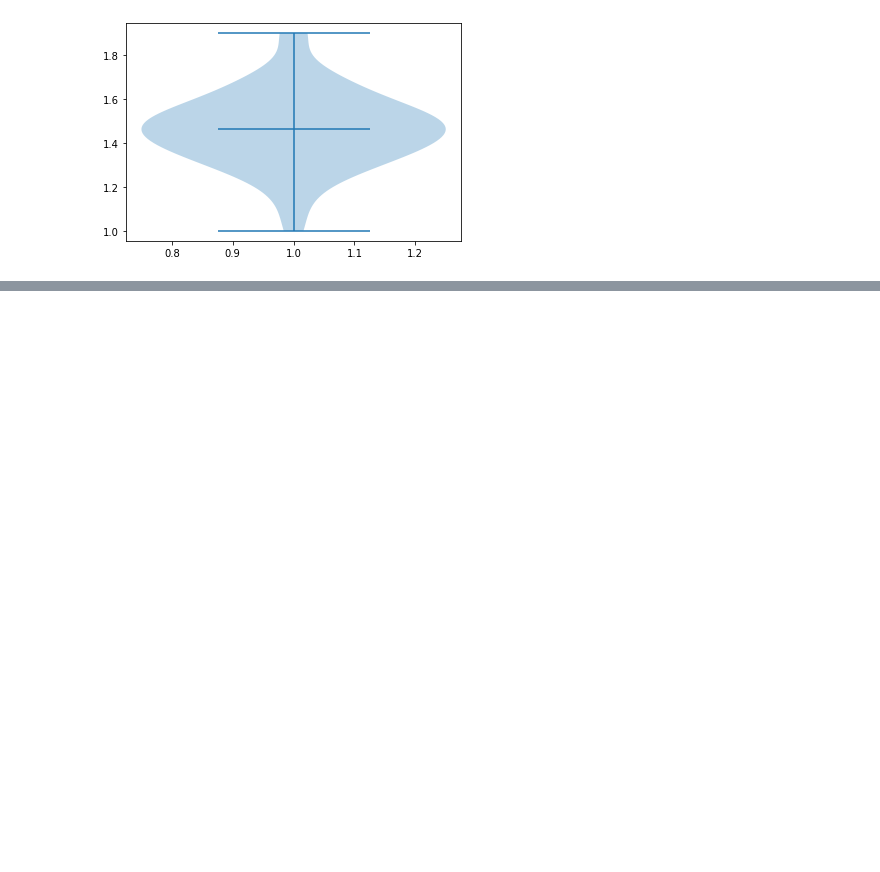
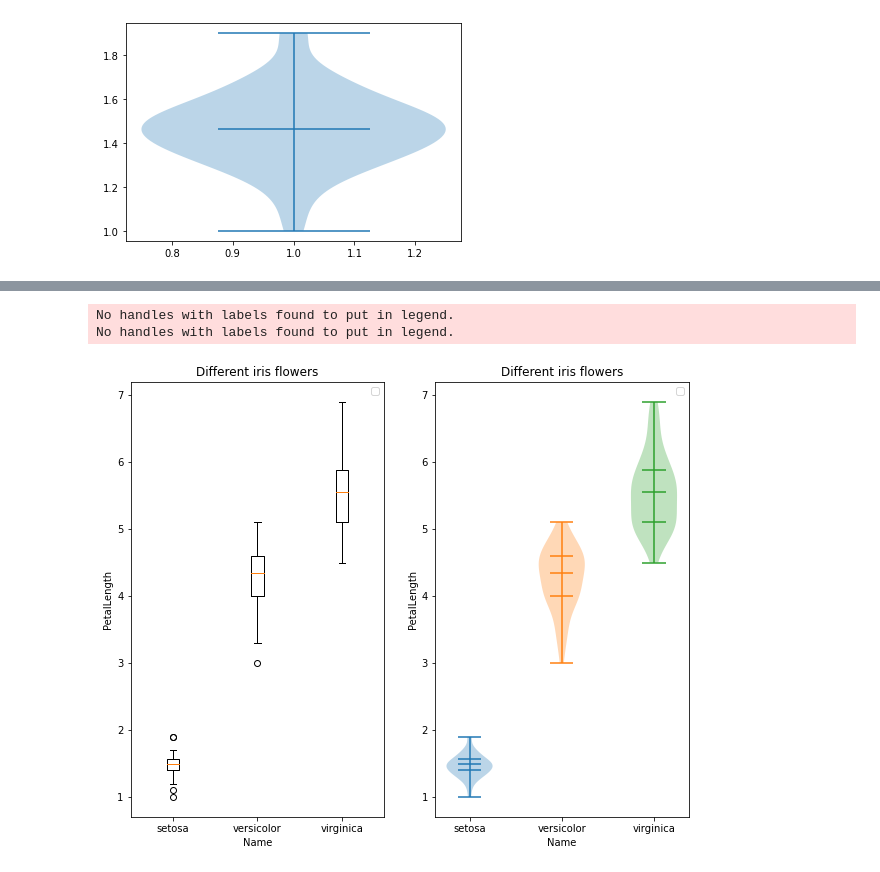
Before and after one commit to nichakornchaisuwan/data_viz_2022, a Jupyter notebook: DataViz02_Data_Distribution.ipynb, the cells around one changed output, grey strips where cells are left out. Saved outputs shown, nothing was run; the diff lists cells and outputs as text; code cells hidden in the pictures; blank space fills up the shorter version.

```diff
--- a/DataViz02_Data_Distribution.ipynb
+++ b/DataViz02_Data_Distribution.ipynb
@@ -397,0 +418,25 @@ bb = plt.boxplot(df['SepalLength'])
+# %%
+plt.figure(figsize =(10, 8)) # กว้าง = 10 และ สูง = 8
+plt.subplot(1,2,1)
+plt.boxplot(df['PetalLength'][:50] ,positions=[1]) #plot ค่าของ PetalLength 1-50
+plt.boxplot(df['PetalLength'][50:100],positions=[2])#plot ค่าของ PetalLength 51-100
+plt.boxplot(df['PetalLength'][100:150],positions=[3])#plot ค่าของ PetalLength 101-150
+plt.legend()
+plt.xlabel('Name')
+plt.ylabel('PetalLength')
+plt.title('Different iris flowers')
+plt.xticks([1, 2, 3], ['setosa', 'versicolor', 'virginica'])
+
+plt.subplot(1,2,2)
+plt.violinplot(df['PetalLength'][:50] ,positions=[1],quantiles=[0.25,0.50,0.75]) #plot ค่าของ PetalLength 1-50
+plt.violinplot(df['PetalLength'][50:100],positions=[2],quantiles=[0.25,0.50,0.75])#plot ค่าของ PetalLength 51-100
+plt.violinplot(df['PetalLength'][100:150],positions=[3],quantiles=[0.25,0.50,0.75])#plot ค่าของ PetalLength 101-150
+plt.legend()
+plt.xlabel('Name')
+plt.ylabel('PetalLength')
+plt.title('Different iris flowers')
+plt.xticks([1, 2, 3], ['setosa', 'versicolor', 'virginica']);
+# %% [output]
+No handles with labels found to put in legend.
+No handles with labels found to put in legend.
+[figure, added]
```
Also changed, not shown: parts of 6 cells of this notebook.
